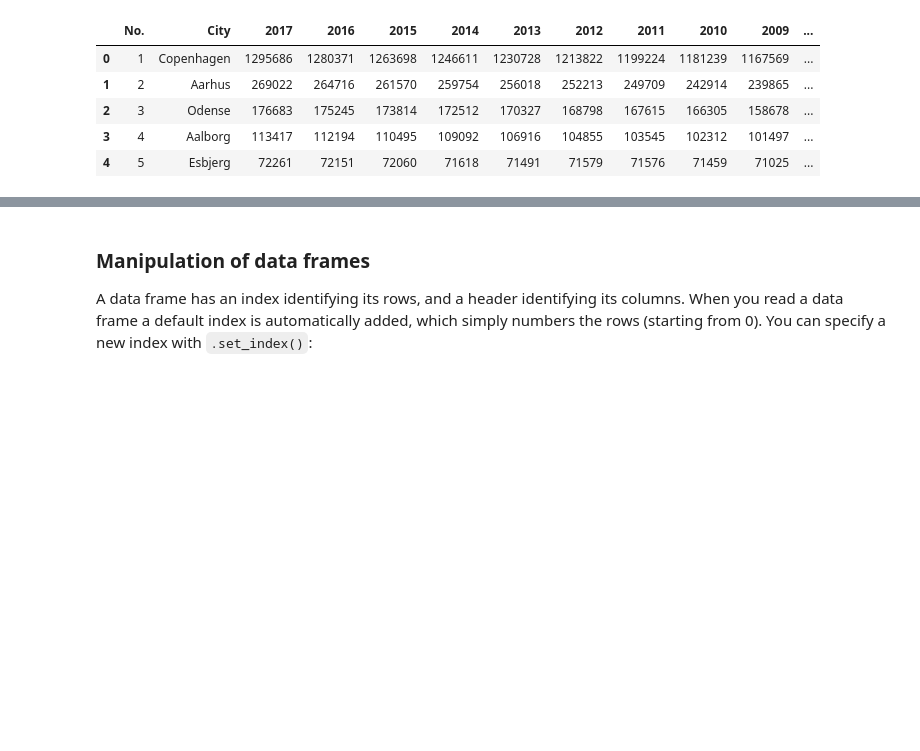
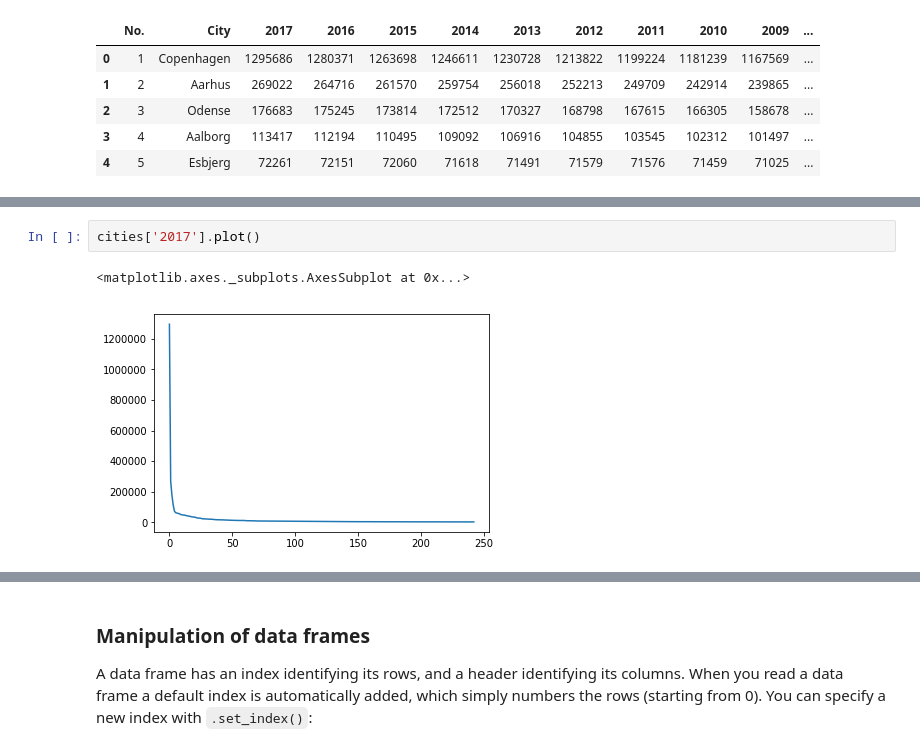
Before and after one commit to krzysztofarendt/deap, a Jupyter notebook: Lecture_4.ipynb, the cells around one changed output, grey strips where cells are left out. Saved outputs shown, nothing was run; the diff lists cells and outputs as text; blank space fills up the shorter version.

```diff
--- a/Lecture_4.ipynb
+++ b/Lecture_4.ipynb
@@ -268,0 +304,5 @@ cities.head()
+# %%
+cities['2017'].plot()
+# %% [output]
+<matplotlib.axes._subplots.AxesSubplot at 0x...>
+[figure, added]
```
Also changed, not shown: parts of 10 cells of this notebook, 3 other files.
